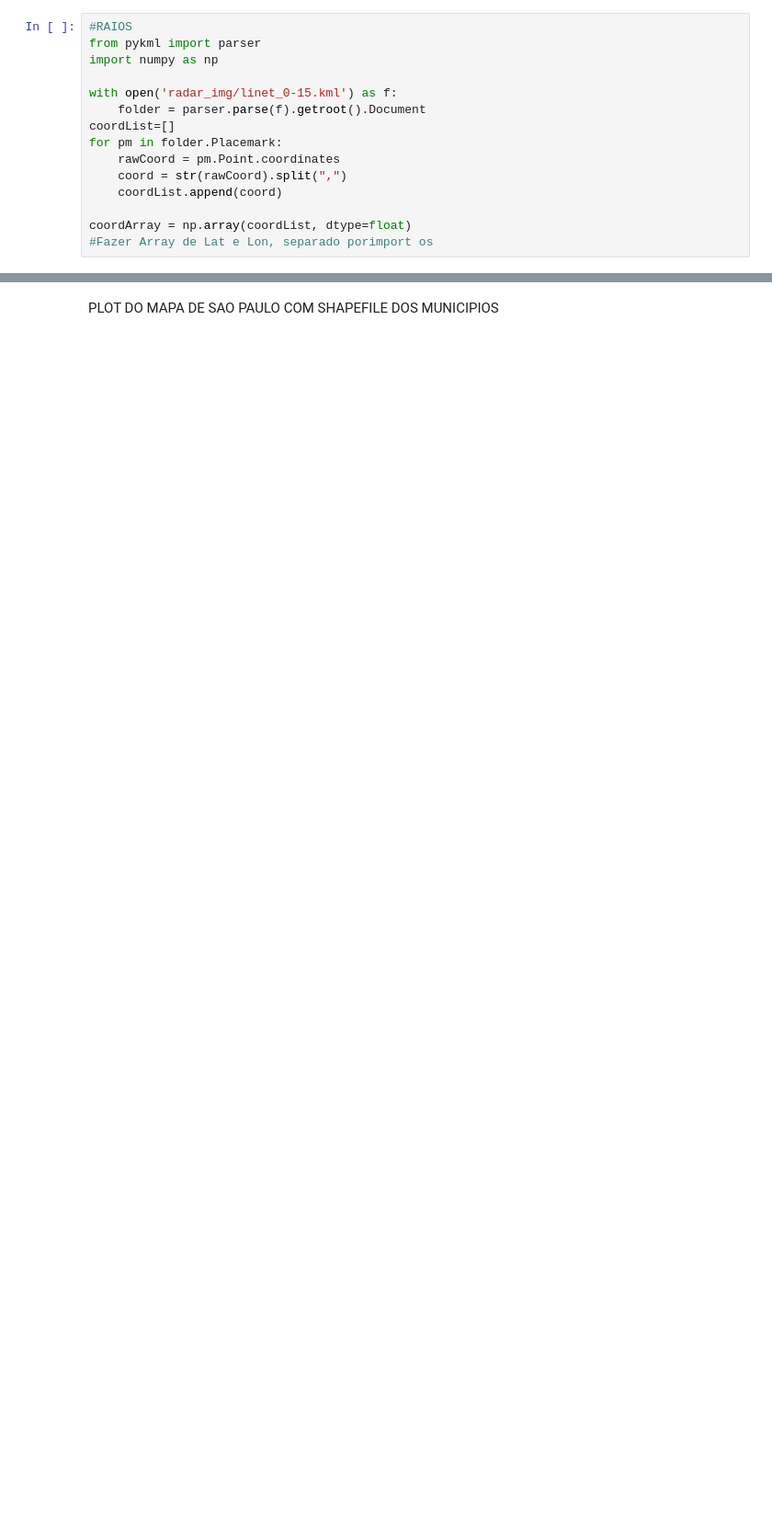
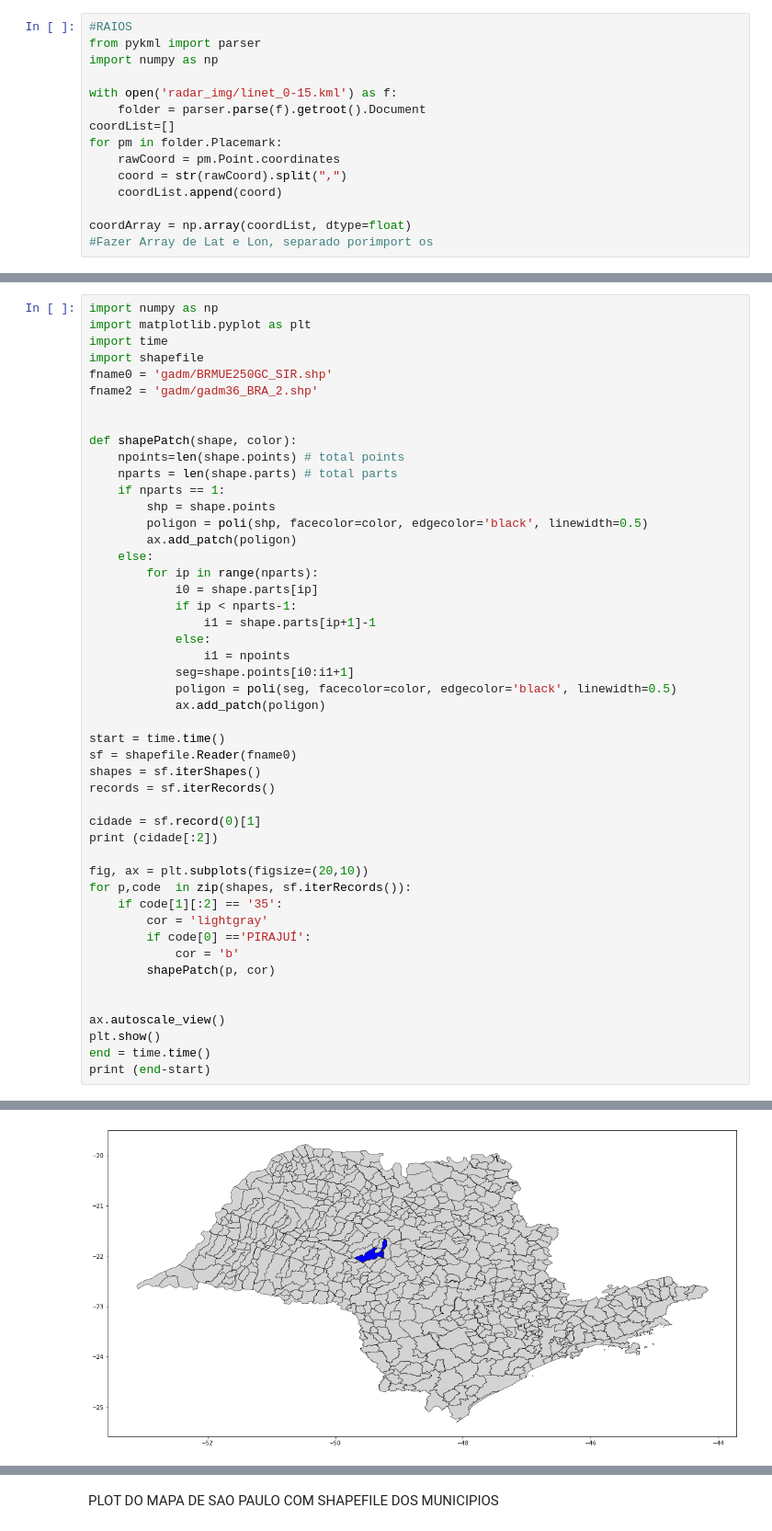
Before and after one commit to lucascantos/Georeference, a Jupyter notebook: RadarAlert.ipynb, the cells around one changed output, grey strips where cells are left out. Shown at 92% size. Drawn from its saved outputs; the diff is of its cells as text; blank space fills up the shorter version.

```diff
--- a/RadarAlert.ipynb
+++ b/RadarAlert.ipynb
@@ -241,0 +206,49 @@ print (end - start)
+# %%
+import numpy as np
+import matplotlib.pyplot as plt
+import time
+import shapefile
+fname0 = 'gadm/BRMUE250GC_SIR.shp'
+fname2 = 'gadm/gadm36_BRA_2.shp'
+
+
+def shapePatch(shape, color):
+    npoints=len(shape.points) # total points
+    nparts = len(shape.parts) # total parts
+    if nparts == 1:
+        shp = shape.points
+        poligon = poli(shp, facecolor=color, edgecolor='black', linewidth=0.5)
+        ax.add_patch(poligon)
+    else:
+        for ip in range(nparts):
+            i0 = shape.parts[ip]
+            if ip < nparts-1:
+                i1 = shape.parts[ip+1]-1
+            else:
+                i1 = npoints
+            seg=shape.points[i0:i1+1]
+            poligon = poli(seg, facecolor=color, edgecolor='black', linewidth=0.5)
+            ax.add_patch(poligon)
+
+start = time.time()
+sf = shapefile.Reader(fname0)
+shapes = sf.iterShapes()
+records = sf.iterRecords()
+
+cidade = sf.record(0)[1]
+print (cidade[:2])
+
+fig, ax = plt.subplots(figsize=(20,10))
+for p,code  in zip(shapes, sf.iterRecords()):
+    if code[1][:2] == '35':
+        cor = 'lightgray'
+        if code[0] =='PIRAJUÍ':
+            cor = 'b'
+        shapePatch(p, cor)
+
+
+ax.autoscale_view()
+plt.show()
+end = time.time()
+print (end-start)
+# %% [output]
@@ -241,0 +256 @@ print (end - start)
+[figure, added]
```
Also changed, not shown: parts of 6 cells of this notebook, 1 other file.
